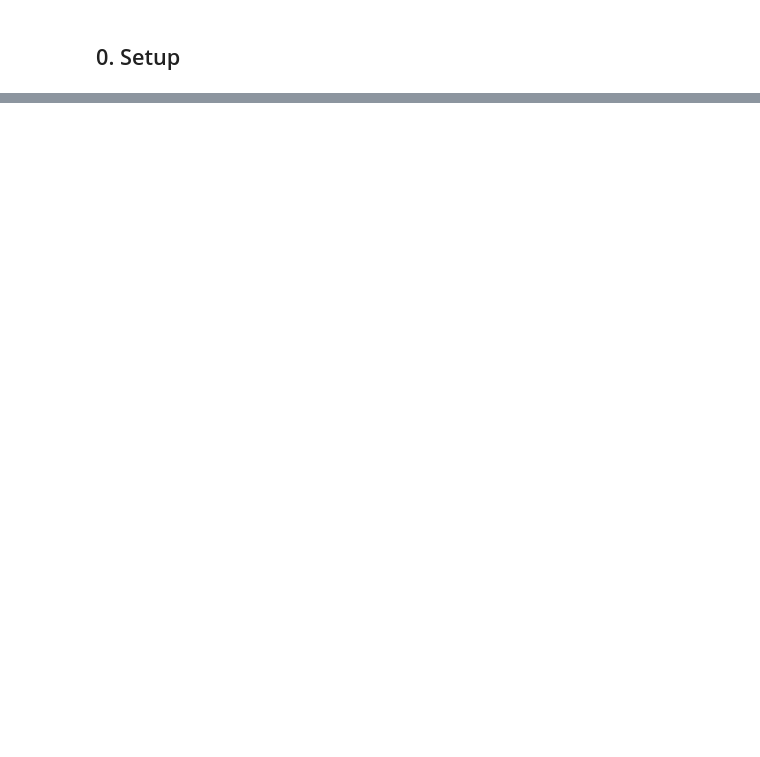
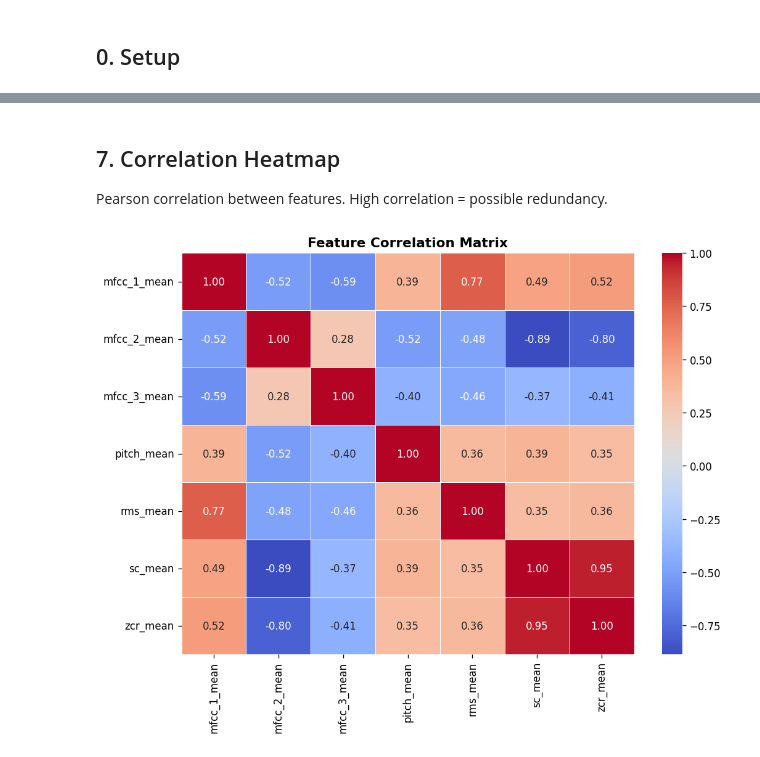
Before and after one commit to ronenhr/IEMOCAP-project, a Jupyter notebook: notebooks/03_audio_features.ipynb, the cells around one changed output, grey strips where cells are left out. Saved outputs shown, nothing was run; the diff lists cells and outputs as text; code cells hidden in the pictures; blank space fills up the shorter version.

```diff
--- a/notebooks/03_audio_features.ipynb
+++ b/notebooks/03_audio_features.ipynb
@@ -308,0 +280,15 @@ print(f"\n📌 Most important feature: {importances.idxmax()}")
+# %% [markdown]
+## 7. Correlation Heatmap
+Pearson correlation between features. High correlation = possible redundancy.
+# %%
+non_mfcc = [c for c in df.columns if "mean" in c and "mfcc" not in c]
+selected = ["mfcc_1_mean","mfcc_2_mean","mfcc_3_mean"] + non_mfcc
+selected = [c for c in selected if c in df.columns]
+
+plt.figure(figsize=(9, 7))
+sns.heatmap(df[selected].corr(), annot=True, fmt=".2f", cmap="coolwarm", linewidths=0.5)
+plt.title("Feature Correlation Matrix", fontweight="bold", fontsize=13)
+plt.tight_layout()
+plt.savefig(FIG_DIR/"F4_correlation.png", bbox_inches="tight"); plt.show()
+# %% [output]
+[figure, added]
```
Also changed, not shown: parts of 38 cells of this notebook, 11 other files.
